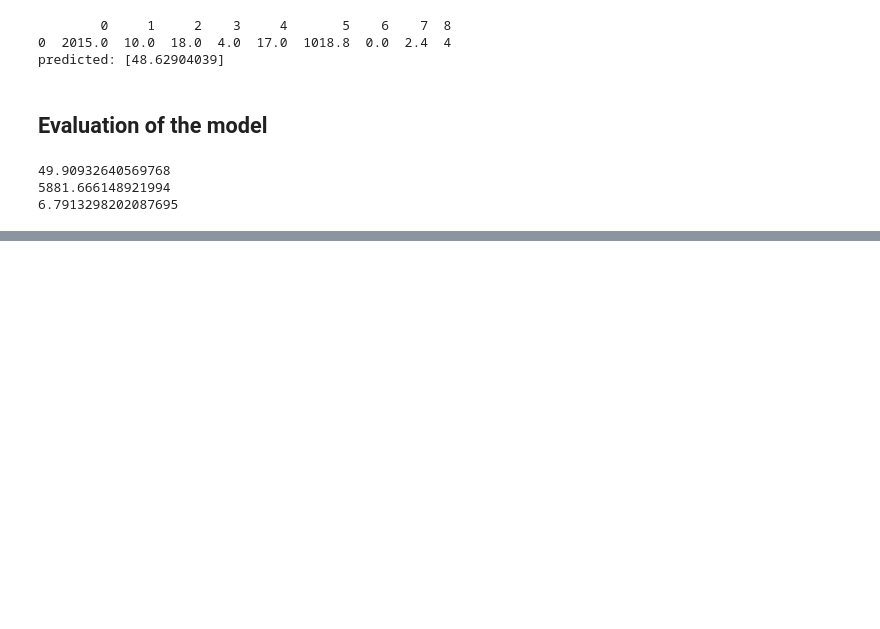
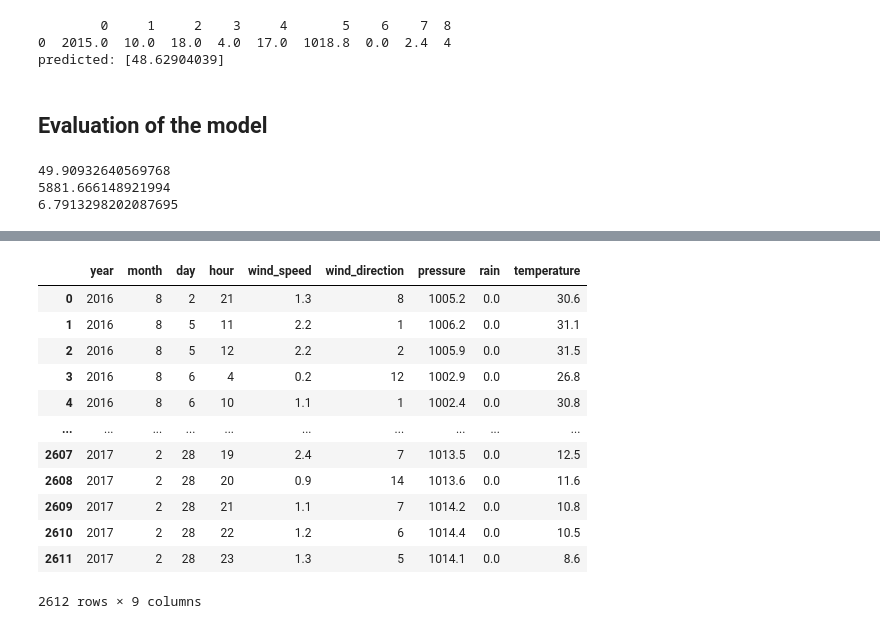
Before and after one commit to harshiitsingh/GeeksFiesta_AI-ML_NewbieAI, a Jupyter notebook: NewbieAI.ipynb, the cells around one changed output, grey strips where cells are left out. Saved outputs shown, nothing was run; the diff lists cells and outputs as text; code cells hidden in the pictures; blank space fills up the shorter version.

```diff
--- a/NewbieAI.ipynb
+++ b/NewbieAI.ipynb
@@ -712,0 +750,5 @@ print(r2_score(y_test, y_pred)*100)
+# %%
+test['temperature'].interpolate(method='linear', direction = 'both', inplace=True)
+test['pressure'].interpolate(method='linear', direction = 'both', inplace=True)
+test['rain'].interpolate(method='linear', direction = 'both', inplace=True)
+test["wind_speed"].fillna(test["wind_speed"].mean(),inplace=True)
@@ -712,0 +776,2 @@ print(r2_score(y_test, y_pred)*100)
+# %%
+test["wind_direction"] = test["wind_direction"].fillna("NE")
@@ -712,0 +792,4 @@ print(r2_score(y_test, y_pred)*100)
+# %%
+label=le.fit_transform(test["wind_direction"])
+test["wind_direction"]=label
+test["wind_direction"].value_counts()
@@ -712,0 +814,20 @@ print(r2_score(y_test, y_pred)*100)
+# %%
+X= test.copy()
+
+X=X.drop(columns=["PM2.5"])
+X=X.reindex(["year","month","day","hour", "wind_speed","wind_direction","pressure",'rain',"temperature"],axis=1)
+X
+# %% [output]
+|  | year | month | day | hour | wind_speed | wind_direction | pressure | rain | temperature |
+| 0 | 2016 | 8 | 2 | 21 | 1.3 | 8 | 1005.2 | 0.0 | 30.6 |
+| 1 | 2016 | 8 | 5 | 11 | 2.2 | 1 | 1006.2 | 0.0 | 31.1 |
+| 2 | 2016 | 8 | 5 | 12 | 2.2 | 2 | 1005.9 | 0.0 | 31.5 |
+| 3 | 2016 | 8 | 6 | 4 | 0.2 | 12 | 1002.9 | 0.0 | 26.8 |
+| 4 | 2016 | 8 | 6 | 10 | 1.1 | 1 | 1002.4 | 0.0 | 30.8 |
+| ... | ... | ... | ... | ... | ... | ... | ... | ... | ... |
+| 2607 | 2017 | 2 | 28 | 19 | 2.4 | 7 | 1013.5 | 0.0 | 12.5 |
+| 2608 | 2017 | 2 | 28 | 20 | 0.9 | 14 | 1013.6 | 0.0 | 11.6 |
+| 2609 | 2017 | 2 | 28 | 21 | 1.1 | 7 | 1014.2 | 0.0 | 10.8 |
+| 2610 | 2017 | 2 | 28 | 22 | 1.2 | 6 | 1014.4 | 0.0 | 10.5 |
+| 2611 | 2017 | 2 | 28 | 23 | 1.3 | 5 | 1014.1 | 0.0 | 8.6 |
+2612 rows × 9 columns
```
Also changed, not shown: parts of 11 cells of this notebook, 2 other files.
